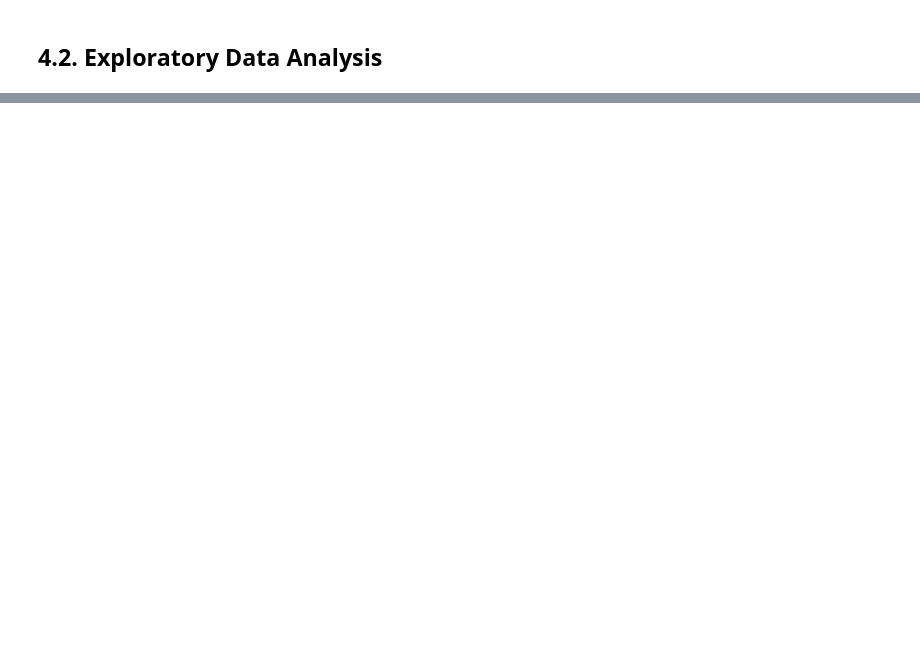
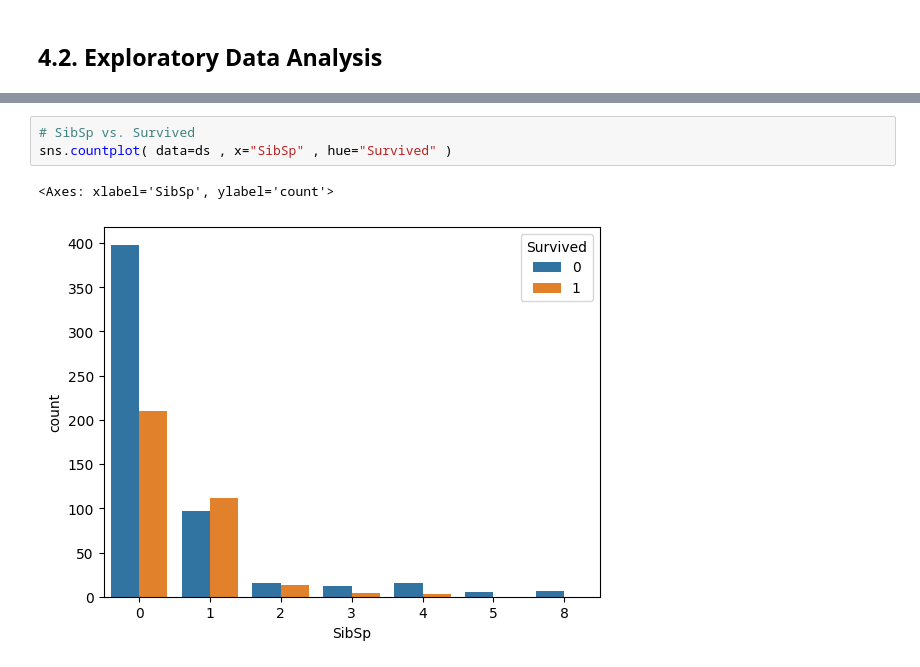
Before and after one commit to shubham0204/PICT_Coursework, a Jupyter notebook: assignment_04/main.ipynb, the cells around one changed output, grey strips where cells are left out. Drawn from its saved outputs; the diff is of its cells as text; blank space fills up the shorter version.

```diff
--- a/assignment_04/main.ipynb
+++ b/assignment_04/main.ipynb
@@ -144,0 +176,6 @@ sns.countplot( data=ds , x="Embarked" , hue="Survived" )
+# %%
+# SibSp vs. Survived
+sns.countplot( data=ds , x="SibSp" , hue="Survived" )
+# %% [output]
+<Axes: xlabel='SibSp', ylabel='count'>
+[figure, added]
```
Also changed, not shown: parts of 16 cells of this notebook, 5 other files.
